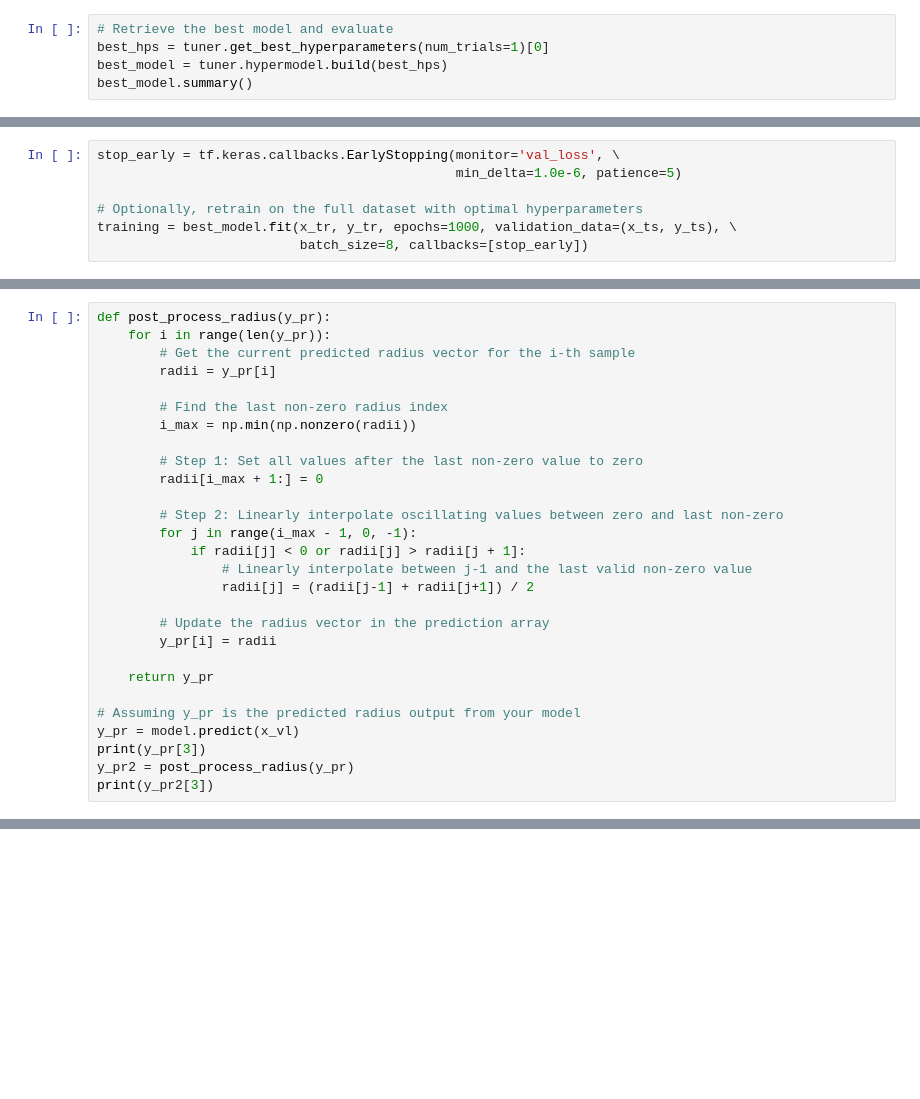
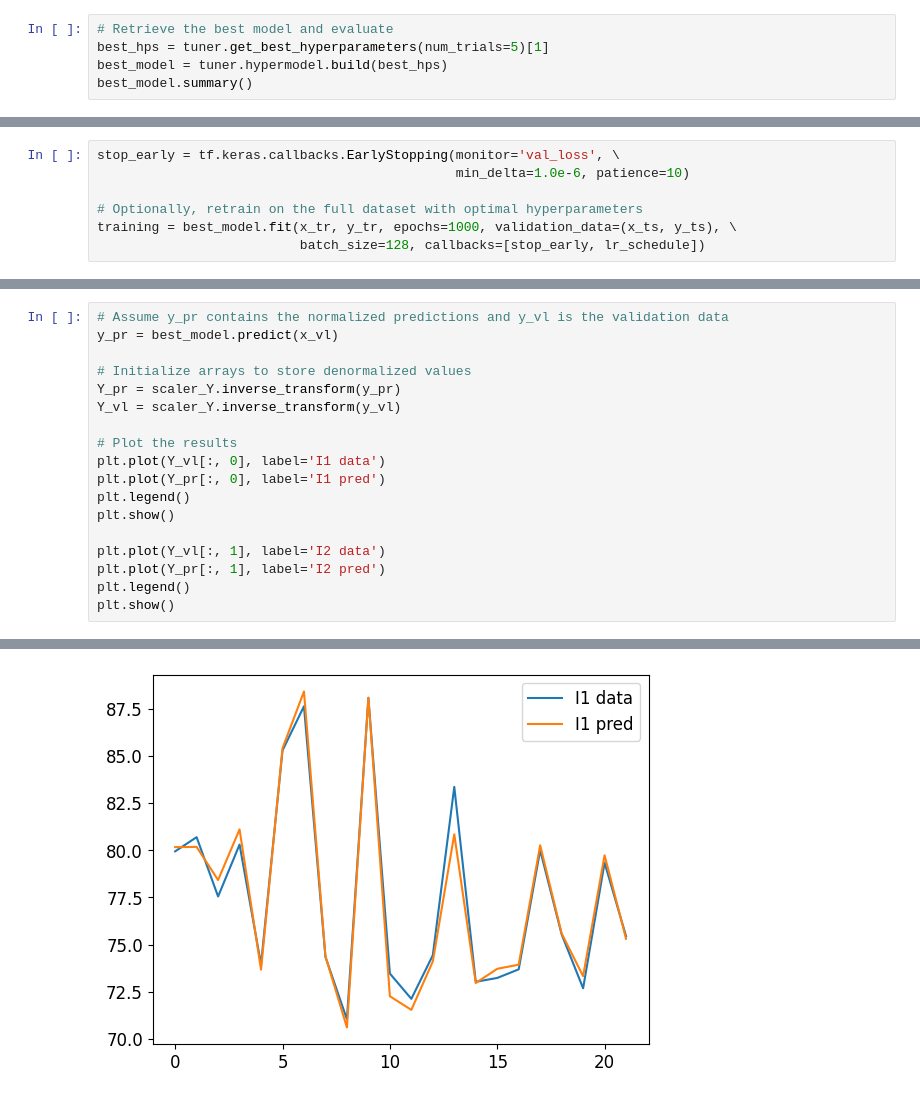
Before and after one commit to anikmh/emulator, a Jupyter notebook: search/dnn3.ipynb, the cells around one changed output, grey strips where cells are left out. Drawn from its saved outputs; the diff is of its cells as text; blank space fills up the shorter version.

```diff
--- a/search/dnn3.ipynb
+++ b/search/dnn3.ipynb
@@ -175,5 +155,5 @@ tuner.results_summary(num_trials=1)
 # %%
 # Retrieve the best model and evaluate
-best_hps = tuner.get_best_hyperparameters(num_trials=1)[0]
+best_hps = tuner.get_best_hyperparameters(num_trials=5)[1]
 best_model = tuner.hypermodel.build(best_hps)
 best_model.summary()
@@ -180,7 +174,7 @@ best_model.summary()
 # %%
 stop_early = tf.keras.callbacks.EarlyStopping(monitor='val_loss', \
-                                              min_delta=1.0e-6, patience=5)
+                                              min_delta=1.0e-6, patience=10)
 
 # Optionally, retrain on the full dataset with optimal hyperparameters
 training = best_model.fit(x_tr, y_tr, epochs=1000, validation_data=(x_ts, y_ts), \
-                          batch_size=8, callbacks=[stop_early])
+                          batch_size=128, callbacks=[stop_early, lr_schedule])
@@ -238,28 +210,19 @@ for i in range(22):
-# %%
-def post_process_radius(y_pr):
-    for i in range(len(y_pr)):
-        # Get the current predicted radius vector for the i-th sample
-        radii = y_pr[i]
-
-        # Find the last non-zero radius index
-        i_max = np.min(np.nonzero(radii))
-
-        # Step 1: Set all values after the last non-zero value to zero
-        radii[i_max + 1:] = 0
-
-        # Step 2: Linearly interpolate oscillating values between zero and last non-zero
-        for j in range(i_max - 1, 0, -1):
-            if radii[j] < 0 or radii[j] > radii[j + 1]:
-                # Linearly interpolate between j-1 and the last valid non-zero value
-                radii[j] = (radii[j-1] + radii[j+1]) / 2
-
-        # Update the radius vector in the prediction array
-        y_pr[i] = radii
-
-    return y_pr
-
-# Assuming y_pr is the predicted radius output from your model
-y_pr = model.predict(x_vl)
-print(y_pr[3])
-y_pr2 = post_process_radius(y_pr)
-print(y_pr2[3])
+# %%
+# Assume y_pr contains the normalized predictions and y_vl is the validation data
+y_pr = best_model.predict(x_vl)
+
+# Initialize arrays to store denormalized values
+Y_pr = scaler_Y.inverse_transform(y_pr)
+Y_vl = scaler_Y.inverse_transform(y_vl)
+
+# Plot the results
+plt.plot(Y_vl[:, 0], label='I1 data')
+plt.plot(Y_pr[:, 0], label='I1 pred')
+plt.legend()
+plt.show()
+
+plt.plot(Y_vl[:, 1], label='I2 data')
+plt.plot(Y_pr[:, 1], label='I2 pred')
+plt.legend()
+plt.show()
+# %% [output]
@@ -265,0 +230 @@ print(y_pr2[3])
+[figure, added]
```
Also changed, not shown: parts of 12 cells of this notebook, 2 other files.
